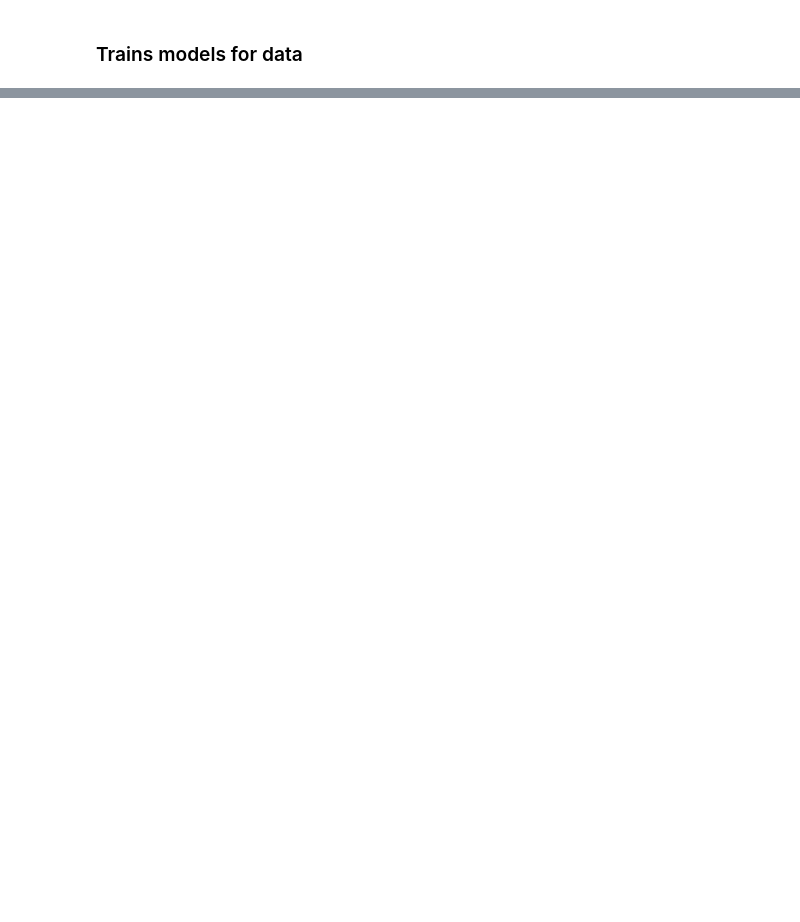
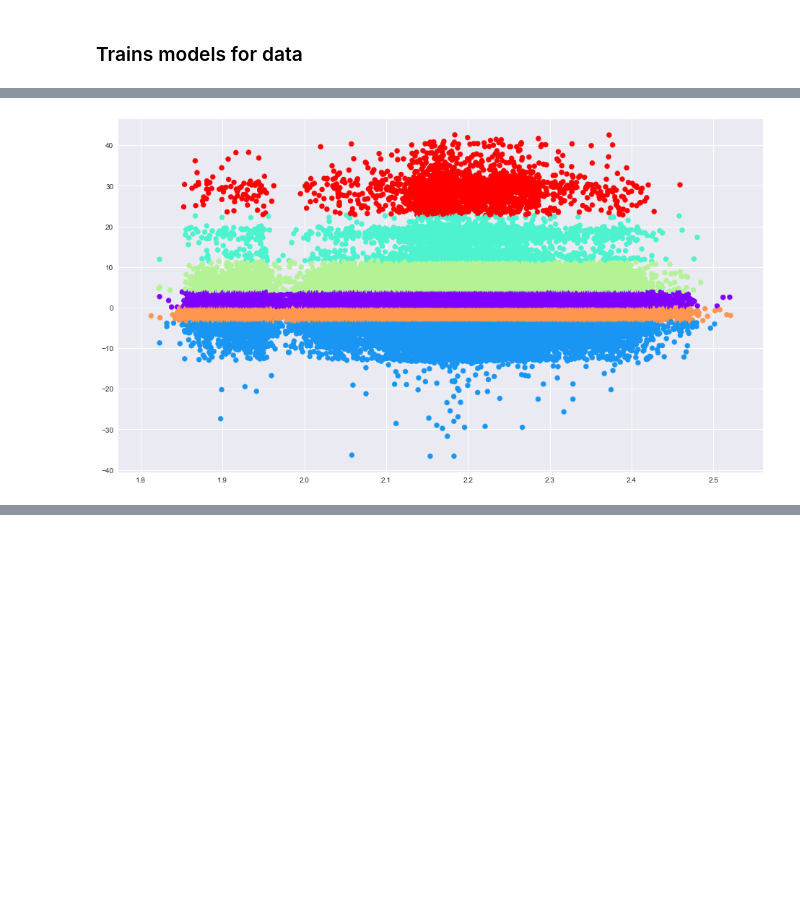
Before and after one commit to stonefollari/champs, a Jupyter notebook: src.ipynb, the cells around one changed output, grey strips where cells are left out. Cells and saved outputs as stored; diff of their text form; code cells hidden in the pictures; blank space fills up the shorter version.

```diff
--- a/src.ipynb
+++ b/src.ipynb
@@ -230,0 +237,12 @@ evaluate_models()
+# %%
+bond_type = bond_types[4]
+x, y = get_displacement_coupling(bond_df, bond_type )
+x_train, x_test, y_train, y_test = train_test_split(x, y, random_state=433)
+x_test.sort() # Sort training values (mostly for plotting)
+
+X_train = np.array([list(a) for a in list(zip(x_train,y_train))])
+X_test = np.array([list(a) for a in list(zip(x_test,y_test))])
+# %%
+est = KMeans(6)  # 4 clusters
+est.fit(X_train)
+y_kmeans = est.predict(X_test)
@@ -230,0 +259,4 @@ evaluate_models()
+# %%
+plt.scatter(X_test[:, 0], X_test[:, 1], c=y_kmeans, s=50, cmap='rainbow');
+# %% [output]
+[figure, added]
```
Also changed, not shown: parts of 9 cells of this notebook.
